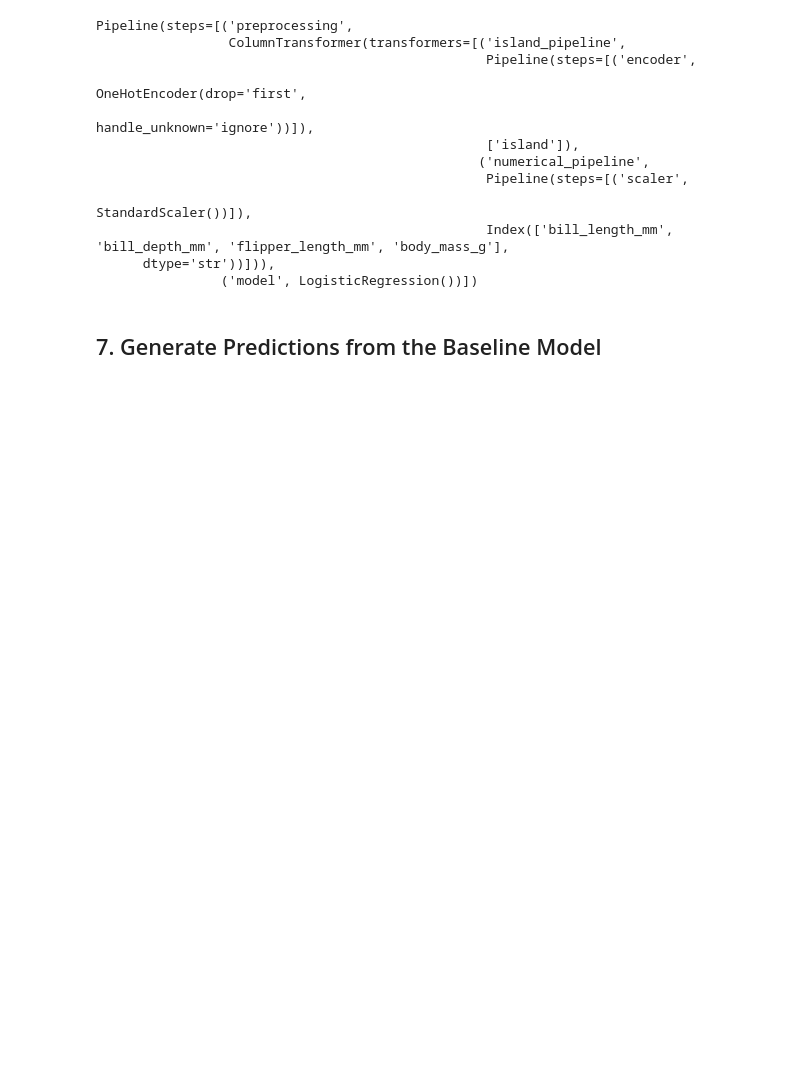
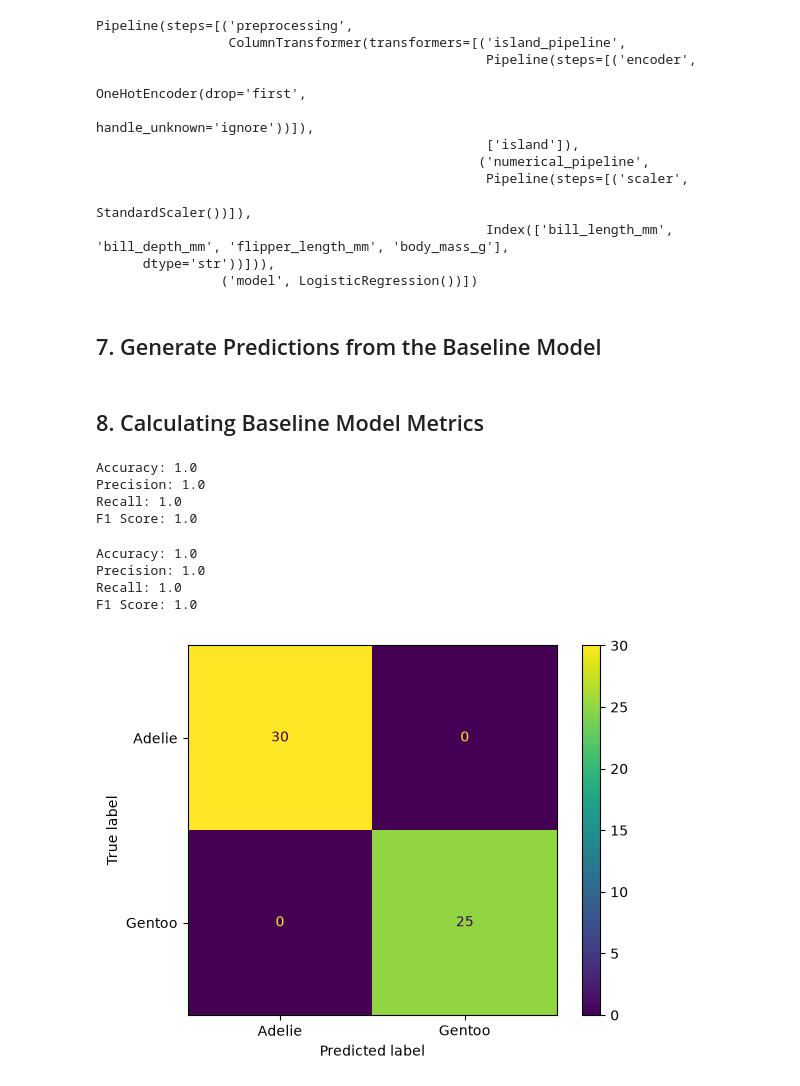
Before and after one commit to OleSuyaye/penguin-species-prediction, a Jupyter notebook: notebooks/01_logistic_regression_penguins.ipynb, the cells around one changed output. Drawn from its saved outputs; the diff is of its cells as text; code cells hidden in the pictures; blank space fills up the shorter version.

Commit message:
calculate metrics and display confusion matrix

```diff
--- a/notebooks/01_logistic_regression_penguins.ipynb
+++ b/notebooks/01_logistic_regression_penguins.ipynb
@@ -231,3 +231,42 @@ Pipeline(steps=[('preprocessing',
 # %%
 y_train_pred = main_pipeline.predict(X_train)
 y_test_pred = main_pipeline.predict(X_test)
+# %% [markdown]
+## 8. Calculating Baseline Model Metrics
+# %%
+# Metrics on training data
+
+print("Accuracy:", accuracy_score(y_train, y_train_pred))
+print("Precision:", precision_score(y_train, y_train_pred, pos_label="Adelie"))
+print("Recall:", recall_score(y_train, y_train_pred, pos_label="Adelie"))
+print("F1 Score:", f1_score(y_train, y_train_pred, pos_label="Adelie"))
+# %% [output]
+Accuracy: 1.0
+Precision: 1.0
+Recall: 1.0
+F1 Score: 1.0
+# %%
+# Metrics on test data
+
+print("Accuracy:", accuracy_score(y_test, y_test_pred))
+print("Precision:", precision_score(y_test, y_test_pred, pos_label="Adelie"))
+print("Recall:", recall_score(y_test, y_test_pred, pos_label="Adelie"))
+print("F1 Score:", f1_score(y_test, y_test_pred, pos_label="Adelie"))
+# %% [output]
+Accuracy: 1.0
+Precision: 1.0
+Recall: 1.0
+F1 Score: 1.0
+# %%
+# Confusion Matrix
+cm = confusion_matrix(y_test, y_test_pred)
+
+disp = ConfusionMatrixDisplay(
+    confusion_matrix=cm,
+    display_labels=main_pipeline.classes_
+)
+
+disp.plot()
+plt.show()
+# %% [output]
+[figure, added]
```
Also changed, not shown: parts of 1 cell of this notebook.
